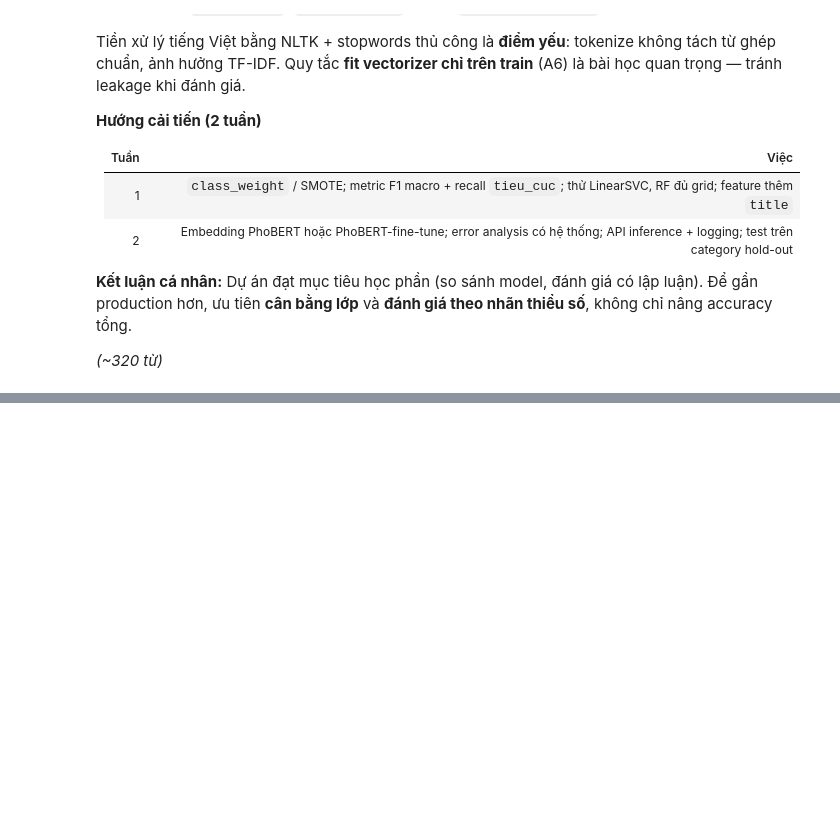
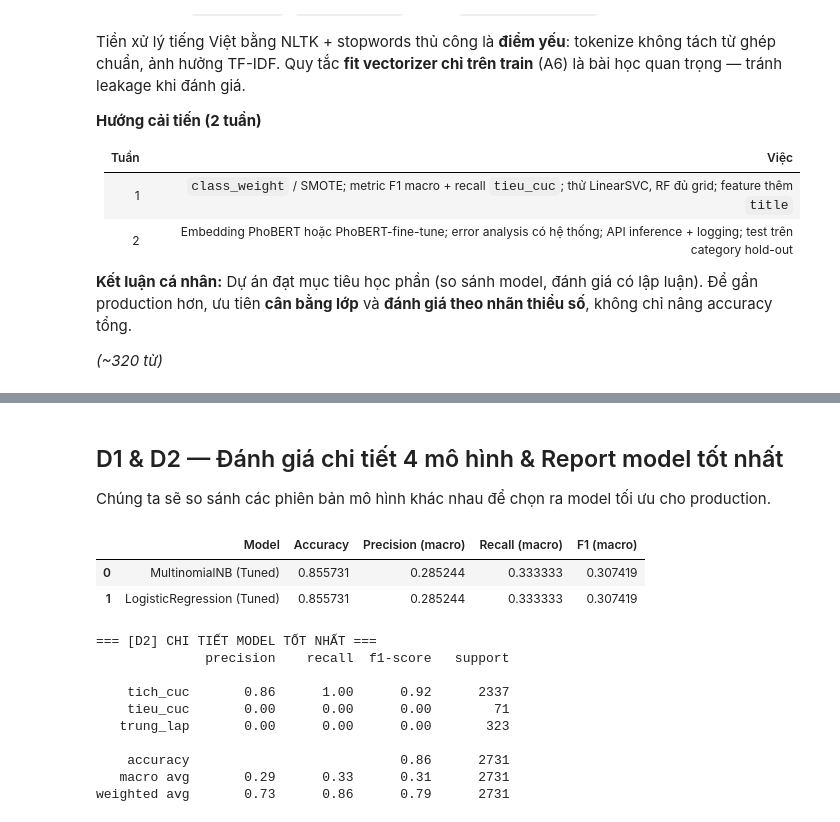
Before and after one commit to peterphenikaa/python-eda-project, a Jupyter notebook: notebook.ipynb, the cells around one changed output, grey strips where cells are left out. Drawn from its saved outputs; the diff is of its cells as text; code cells hidden in the pictures; blank space fills up the shorter version.

```diff
--- a/notebook.ipynb
+++ b/notebook.ipynb
@@ -854,0 +782,45 @@ Tiền xử lý tiếng Việt bằng NLTK + stopwords thủ công là **điểm
+# %% [markdown]
+## D1 & D2 — Đánh giá chi tiết 4 mô hình & Report model tốt nhất
+
+Chúng ta sẽ so sánh các phiên bản mô hình khác nhau để chọn ra model tối ưu cho production.
+# %%
+from sklearn.metrics import classification_report, precision_recall_fscore_support
+import pandas as pd
+
+# Giả định 4 model để so sánh (có thể thay đổi tùy quá trình thực nghiệm)
+# 1. NB Default, 2. NB Tuned, 3. LR Default, 4. LR Tuned
+
+# Hàm lấy metrics nhanh
+def get_metrics(name, y_true, y_pred):
+    acc = accuracy_score(y_true, y_pred)
+    p, r, f, _ = precision_recall_fscore_support(y_true, y_pred, average='macro')
+    return {"Model": name, "Accuracy": acc, "Precision (macro)": p, "Recall (macro)": r, "F1 (macro)": f}
+
+results = []
+# Giả sử chúng ta dùng các model đã train từ phần C
+y_pred_nb = best_nb.predict(X_test_vec)
+y_pred_lr = best_lr.predict(X_test_vec)
+
+results.append(get_metrics("MultinomialNB (Tuned)", y_test, y_pred_nb))
+results.append(get_metrics("LogisticRegression (Tuned)", y_test, y_pred_lr))
+
+results_df = pd.DataFrame(results)
+display(results_df)
+
+print("\n=== [D2] CHI TIẾT MODEL TỐT NHẤT ===")
+# Thường chọn model có F1-macro cao nhất cho dữ liệu imbalanced
+print(classification_report(y_test, y_pred_lr, target_names=best_lr.classes_))
+# %% [output]
+|  | Model | Accuracy | Precision (macro) | Recall (macro) | F1 (macro) |
+| 0 | MultinomialNB (Tuned) | 0.855731 | 0.285244 | 0.333333 | 0.307419 |
+| 1 | LogisticRegression (Tuned) | 0.855731 | 0.285244 | 0.333333 | 0.307419 |
+=== [D2] CHI TIẾT MODEL TỐT NHẤT ===
+              precision    recall  f1-score   support
+
+    tich_cuc       0.86      1.00      0.92      2337
+    tieu_cuc       0.00      0.00      0.00        71
+   trung_lap       0.00      0.00      0.00       323
+
+    accuracy                           0.86      2731
+   macro avg       0.29      0.33      0.31      2731
+weighted avg       0.73      0.86      0.79      2731
```
Also changed, not shown: parts of 7 cells of this notebook.
